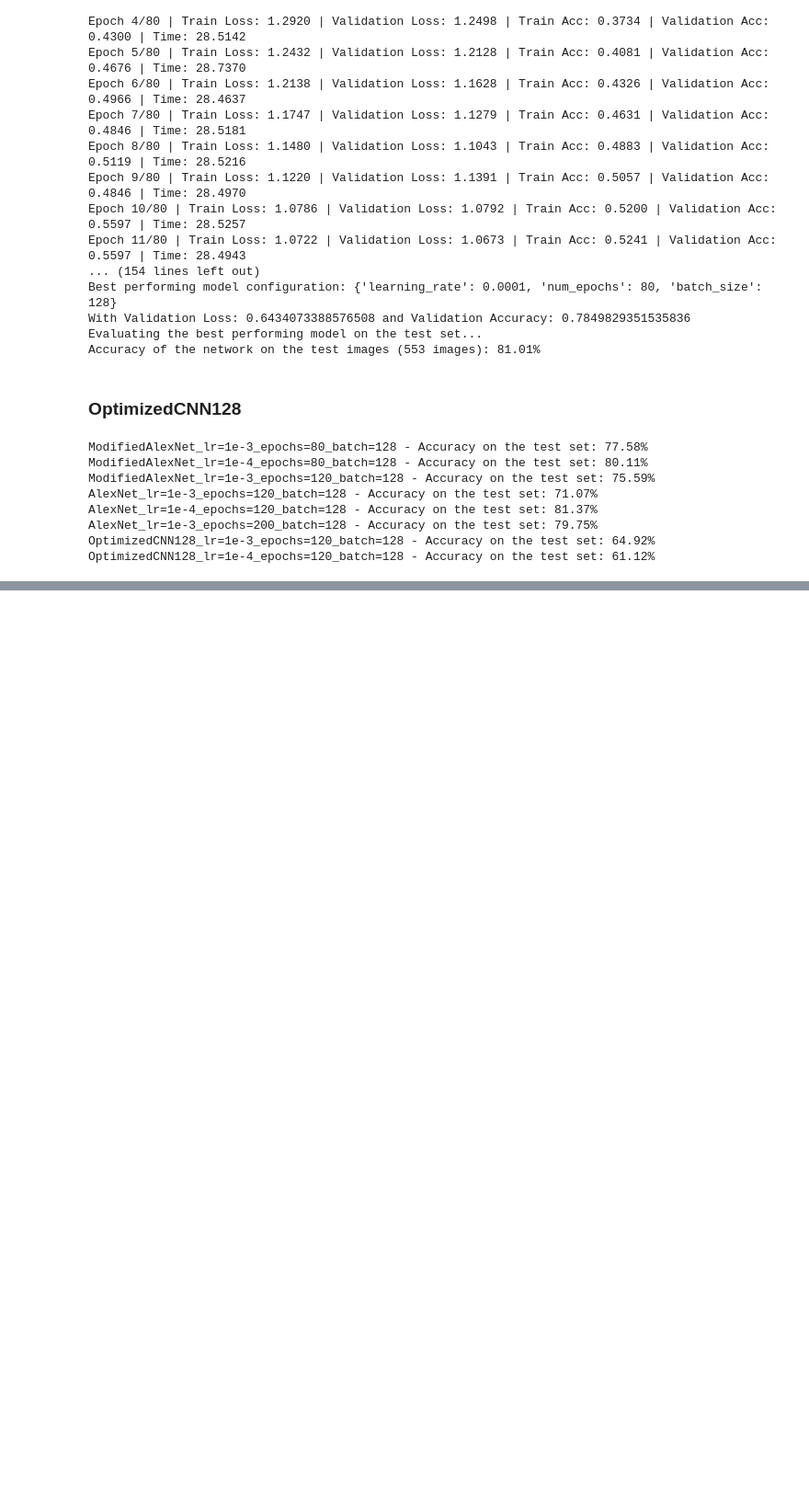
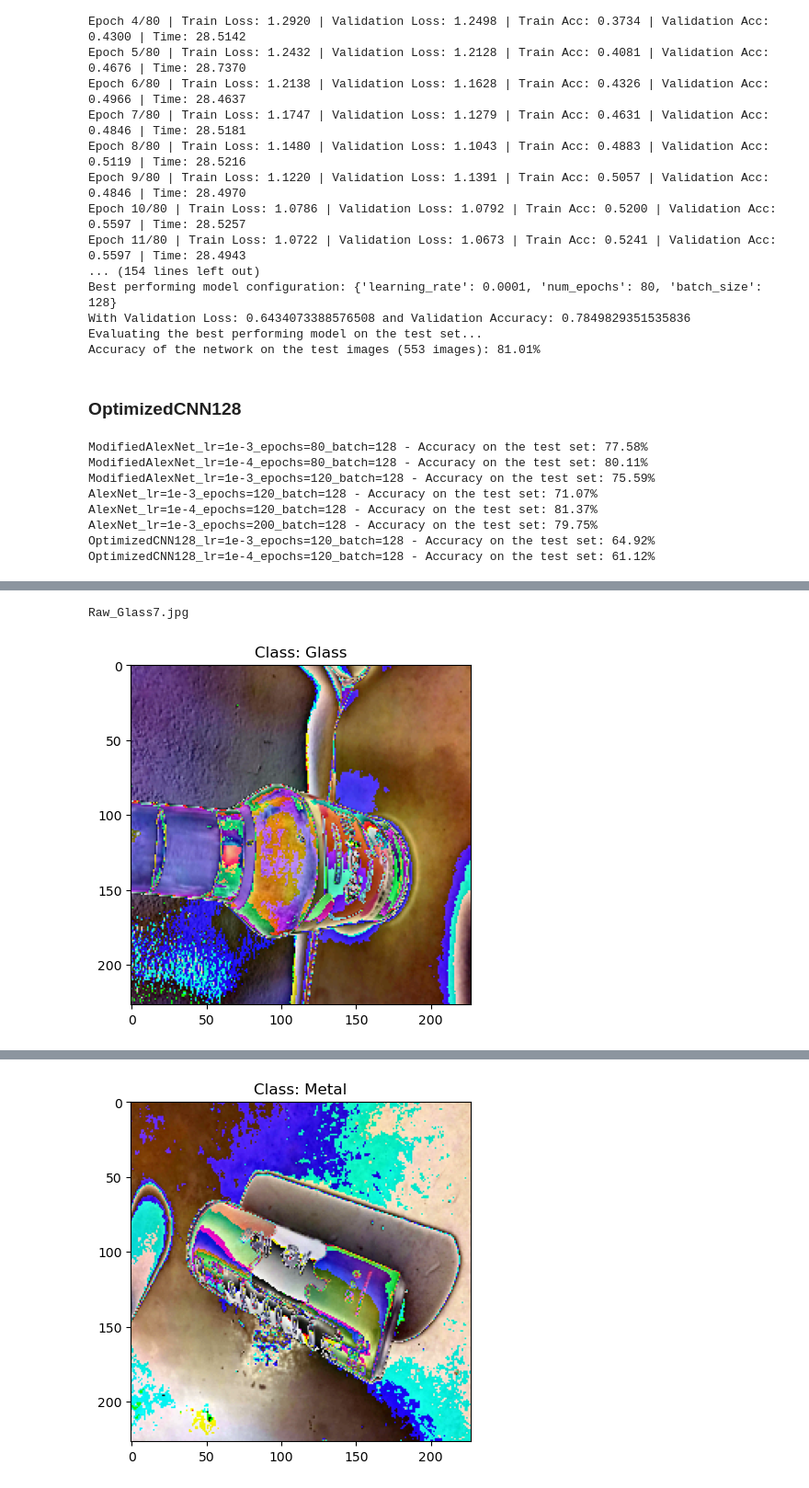
Before and after one commit to swapnil233/aps-360-project, a Jupyter notebook: APS360_project_v3.ipynb, the cells around one changed output, grey strips where cells are left out. Shown at 92% size. Drawn from its saved outputs; the diff is of its cells as text; code cells hidden in the pictures; blank space fills up the shorter version.

```diff
--- a/APS360_project_v3.ipynb
+++ b/APS360_project_v3.ipynb
@@ -719,0 +750,5 @@ OptimizedCNN128_lr=1e-4_epochs=120_batch=128 - Accuracy on the test set: 61.12%
+# %%
+# Our best model: ModifiedAlexNet_lr=1e-4_epochs=80_batch=128
+best_model_path = os.path.join(path_to_project, "ModifiedAlexNet_lr=0.0001_epochs=80_batch=128/model_ModifiedAlexNet_lr=0.0001_epochs=80_batch=128.pth")
+
+print(f"ModifiedAlexNet_lr=1e-4_epochs=80_batch=128 - Accuracy on the test set: {get_test_accuracy('ModifiedAlexNet_lr=0.0001_epochs=80_batch=128/model_ModifiedAlexNet_lr=0.0001_epochs=80_batch=128.pth', ModifiedAlexNet, 227, path_to_project, device):.2f}%")
@@ -719,0 +757,74 @@ OptimizedCNN128_lr=1e-4_epochs=120_batch=128 - Accuracy on the test set: 61.12%
+# %%
+import random
+from PIL import Image
+
+# Path to the unseen_data folder
+path_to_unseen_data = os.path.join(path_to_project, 'unseen_data')
+
+initial_transform = transforms.Compose([
+        transforms.Resize((227, 227)),
+        transforms.ToTensor(),
+    ])
+
+# Load the training data without any augmentation to calculate the mean and std
+unseen_dataset = datasets.ImageFolder(root=path_to_unseen_data, transform=initial_transform)
+data_loader_unseen = DataLoader(unseen_dataset, batch_size=32, shuffle=True, num_workers=1)
+
+# Calculate mean and std
+mean, std = calculate_mean_std(data_loader_unseen)
+
+# Define the transform with normalization for unseen data
+transform_unseen = transforms.Compose([
+    transforms.Resize((227, 227)),  # Adjust the size as per your CNN input
+    transforms.ToTensor(),
+    transforms.Normalize(mean, std),
+])
+
+# Create the dataset and data loader for unseen data
+unseen_dataset = datasets.ImageFolder(root=path_to_unseen_data, transform=transform_unseen)
+data_loader_unseen = DataLoader(unseen_dataset, batch_size=32, shuffle=True, num_workers=1)
+
+# Load the best model
+best_model = ModifiedAlexNet().to(device)
+best_model.load_state_dict(torch.load(best_model_path))
+best_model.eval()
+
+# Initialize a dictionary to store the highest probability for each class
+highest_probabilities = {'Glass': 0, 'Metal': 0, 'Paper': 0, 'Plastic': 0}
+
+# For each class, load the first image and perform inference
+for class_name in highest_probabilities.keys():
+    class_dir = os.path.join(path_to_project, 'unseen_data', class_name)
+
+    # image_path = os.path.join(class_dir, os.listdir(class_dir)[1])  # Load the first image
+    # image = Image.open(image_path)
+    # image = transform_unseen(image).unsqueeze(0).to(device)
+
+    random_image_filename = random.choice(os.listdir(class_dir))
+    print(random_image_filename)
+    image_path = os.path.join(class_dir, random_image_filename)  # Load the random image
+    image = Image.open(image_path)
+    image = transform_unseen(image).unsqueeze(0).to(device)
+
+    # Visualize the image
+    plt.imshow(transforms.ToPILImage()(image.squeeze(0)))
+    plt.title(f'Class: {class_name}')
+    plt.show()
+
+    # Inference
+    output = best_model(image)
+    probability = F.softmax(output, dim=1).max().item()  # Get the maximum probability
+
+    # Store the probability if it's the highest for the class so far
+    # Assuming that the classes are indexed in the order 'Glass', 'Metal', 'Paper', 'Plastic'
+    highest_probabilities[class_name] = probability
+
+    # Print the probability
+    print(f"Probability - {class_name}: {probability * 100:.2f}%")
+
+# Output the highest probabilities
+for class_name, probability in highest_probabilities.items():
+    print(f"Probability - {class_name}: {probability * 100:.2f}%")
+# %% [output]
+Raw_Glass7.jpg
+[figure, added]
@@ -719,0 +833 @@ OptimizedCNN128_lr=1e-4_epochs=120_batch=128 - Accuracy on the test set: 61.12%
+[figure, added]
```
Also changed, not shown: parts of 5 cells of this notebook, 1 other file.
